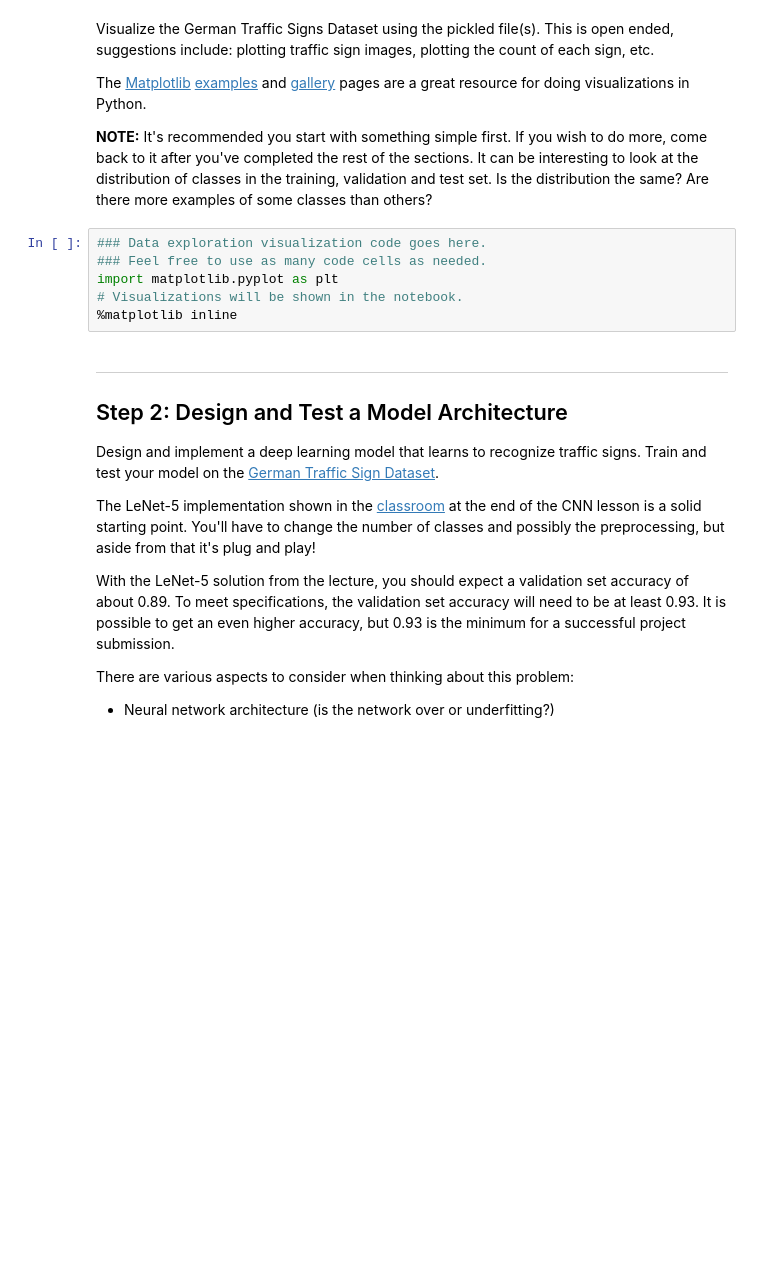
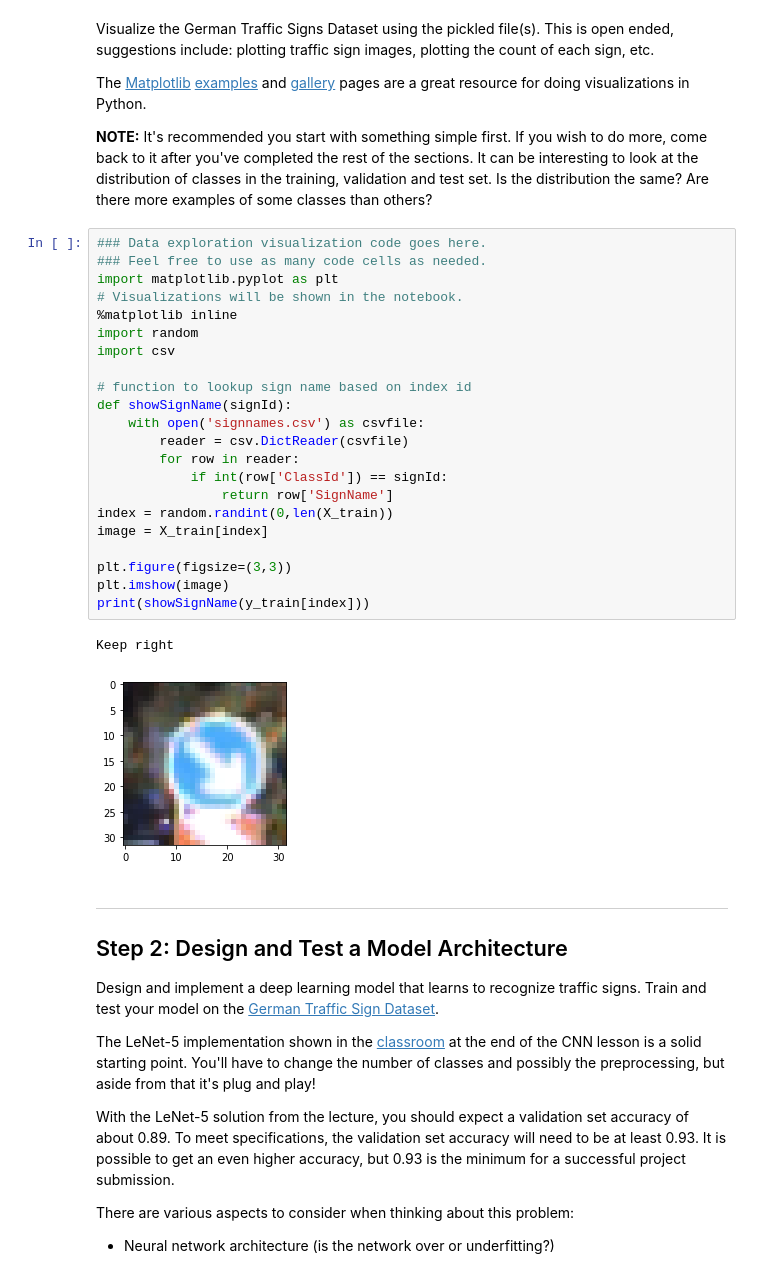
Before and after one commit to rainflute/traffic-sign-classifier, a Jupyter notebook: Traffic_Sign_Classifier.ipynb, the cells around one changed output. Drawn from its saved outputs; the diff is of its cells as text; blank space fills up the shorter version.

Commit message:
trained

```diff
--- a/Traffic_Sign_Classifier.ipynb
+++ b/Traffic_Sign_Classifier.ipynb
@@ -93,9 +93,28 @@ The [Matplotlib](http://matplotlib.org/) [examples](http://matplotlib.org/exampl
 # %%
 ### Data exploration visualization code goes here.
 ### Feel free to use as many code cells as needed.
 import matplotlib.pyplot as plt
 # Visualizations will be shown in the notebook.
 %matplotlib inline
+import random
+import csv
+
+# function to lookup sign name based on index id
+def showSignName(signId):
+    with open('signnames.csv') as csvfile:
+        reader = csv.DictReader(csvfile)
+        for row in reader:
+            if int(row['ClassId']) == signId:
+                return row['SignName']
+index = random.randint(0,len(X_train))
+image = X_train[index]
+
+plt.figure(figsize=(3,3))
+plt.imshow(image)
+print(showSignName(y_train[index]))
+# %% [output]
+Keep right
+[figure, added]
 # %% [markdown]
 ----
 
```
Also changed, not shown: parts of 10 cells of this notebook.
